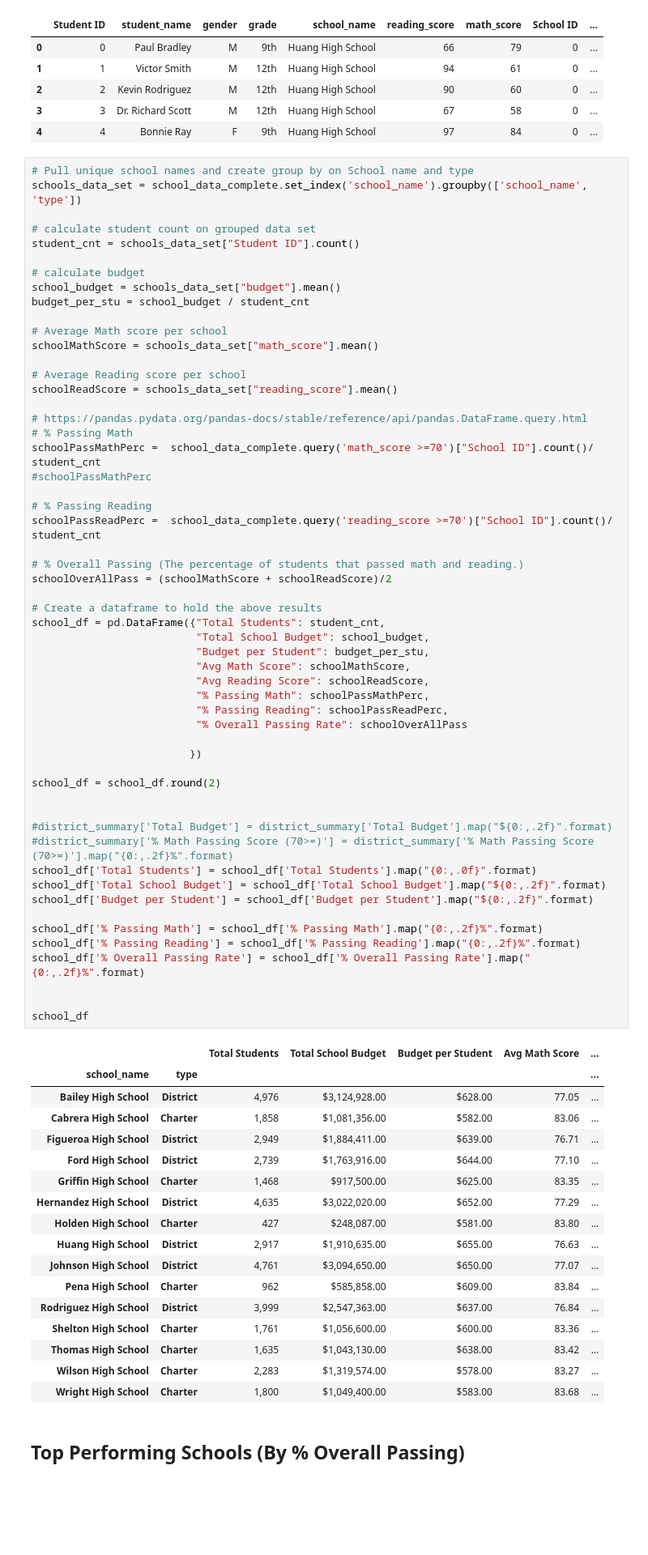
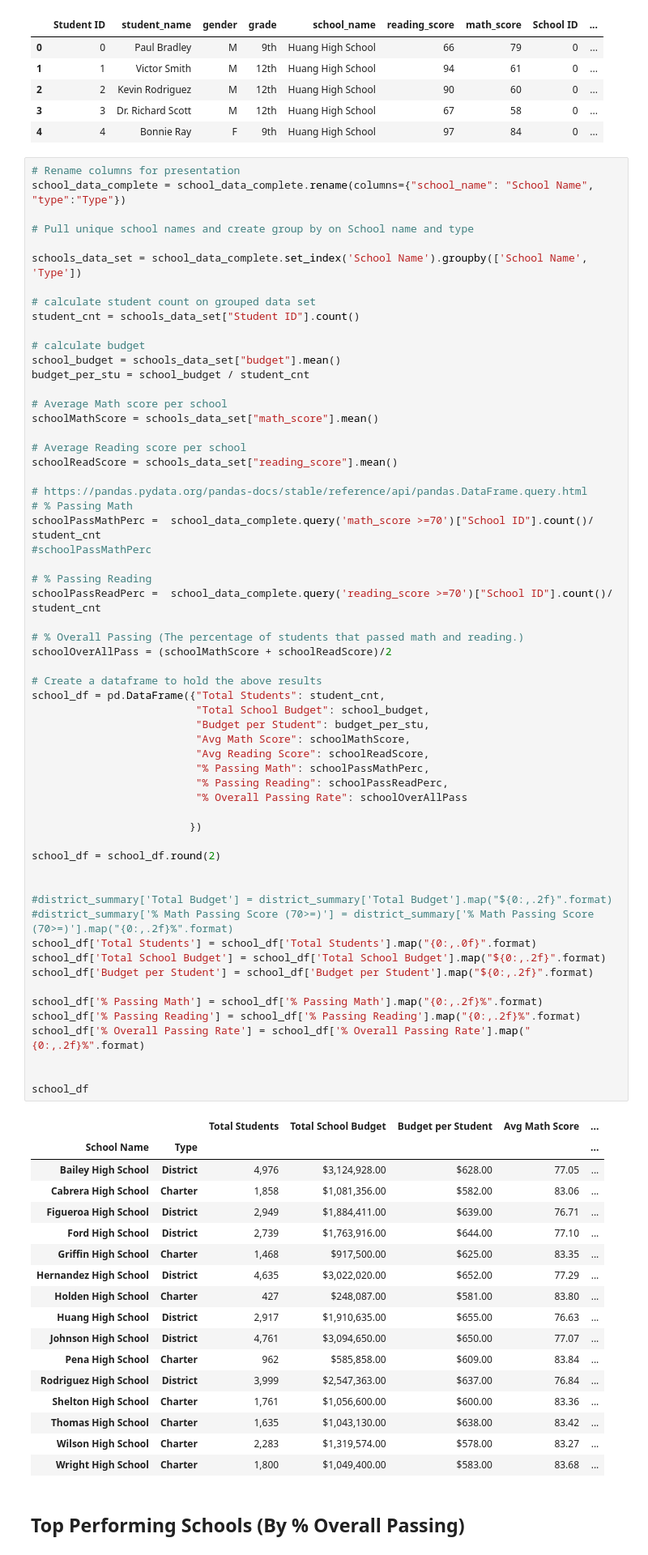
Before and after one commit to avaz7791/pandas-challenge, a Jupyter notebook: PyCitySchools/PyCitySchools.ipynb, the cells around one changed output. Shown at 81% size. Cells and saved outputs as stored; diff of their text form; blank space fills up the shorter version.

```diff
--- a/PyCitySchools/PyCitySchools.ipynb
+++ b/PyCitySchools/PyCitySchools.ipynb
@@ -149,8 +149,12 @@ school_data_complete.head()
 | 3 | 3 | Dr. Richard Scott | M | 12th | Huang High School | 67 | 58 | 0 | ... |
 | 4 | 4 | Bonnie Ray | F | 9th | Huang High School | 97 | 84 | 0 | ... |
 # %%
+# Rename columns for presentation
+school_data_complete = school_data_complete.rename(columns={"school_name": "School Name", "type":"Type"})
+
 # Pull unique school names and create group by on School name and type
-schools_data_set = school_data_complete.set_index('school_name').groupby(['school_name', 'type'])
+
+schools_data_set = school_data_complete.set_index('School Name').groupby(['School Name', 'Type'])
 
 # calculate student count on grouped data set
 student_cnt = schools_data_set["Student ID"].count()
@@ -178,34 +182,34 @@ schoolOverAllPass = (schoolMathScore + schoolReadScore)/2
 
 # Create a dataframe to hold the above results
 school_df = pd.DataFrame({"Total Students": student_cnt,
                           "Total School Budget": school_budget,
                           "Budget per Student": budget_per_stu,
                           "Avg Math Score": schoolMathScore,
                           "Avg Reading Score": schoolReadScore,
                           "% Passing Math": schoolPassMathPerc,
                           "% Passing Reading": schoolPassReadPerc,
                           "% Overall Passing Rate": schoolOverAllPass
 
                          })
 
 school_df = school_df.round(2)
 
 
 #district_summary['Total Budget'] = district_summary['Total Budget'].map("${0:,.2f}".format)
 #district_summary['% Math Passing Score (70>=)'] = district_summary['% Math Passing Score (70>=)'].map("{0:,.2f}%".format)
 school_df['Total Students'] = school_df['Total Students'].map("{0:,.0f}".format)
 school_df['Total School Budget'] = school_df['Total School Budget'].map("${0:,.2f}".format)
 school_df['Budget per Student'] = school_df['Budget per Student'].map("${0:,.2f}".format)
 
 school_df['% Passing Math'] = school_df['% Passing Math'].map("{0:,.2f}%".format)
 school_df['% Passing Reading'] = school_df['% Passing Reading'].map("{0:,.2f}%".format)
 school_df['% Overall Passing Rate'] = school_df['% Overall Passing Rate'].map("{0:,.2f}%".format)
 
 
 school_df
 # %% [output]
 |  |  | Total Students | Total School Budget | Budget per Student | Avg Math Score | ... |
-| school_name | type |  |  |  |  | ... |
+| School Name | Type |  |  |  |  | ... |
 | Bailey High School | District | 4,976 | $3,124,928.00 | $628.00 | 77.05 | ... |
 | Cabrera High School | Charter | 1,858 | $1,081,356.00 | $582.00 | 83.06 | ... |
 | Figueroa High School | District | 2,949 | $1,884,411.00 | $639.00 | 76.71 | ... |
```
Also changed, not shown: parts of 2 cells of this notebook.
